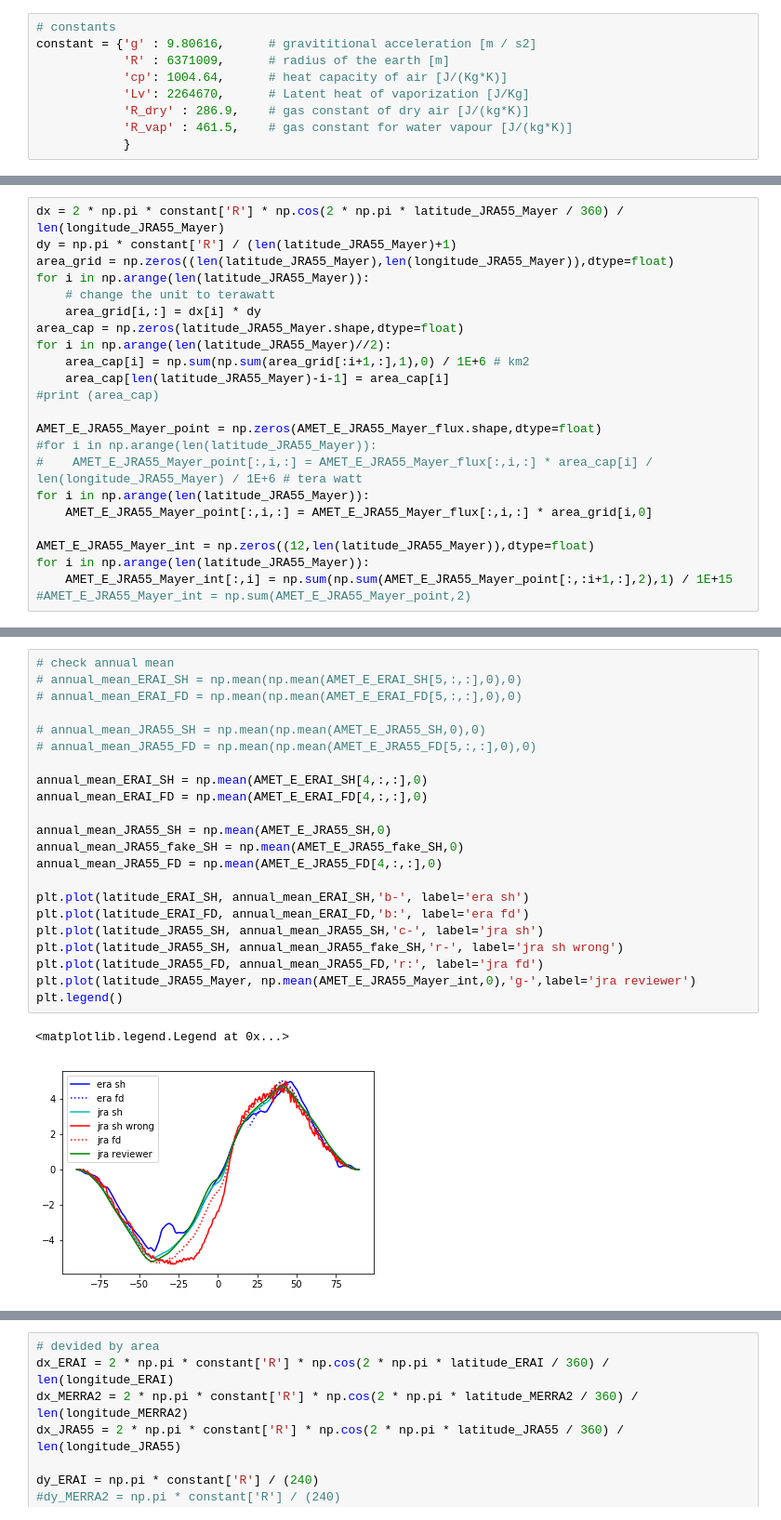
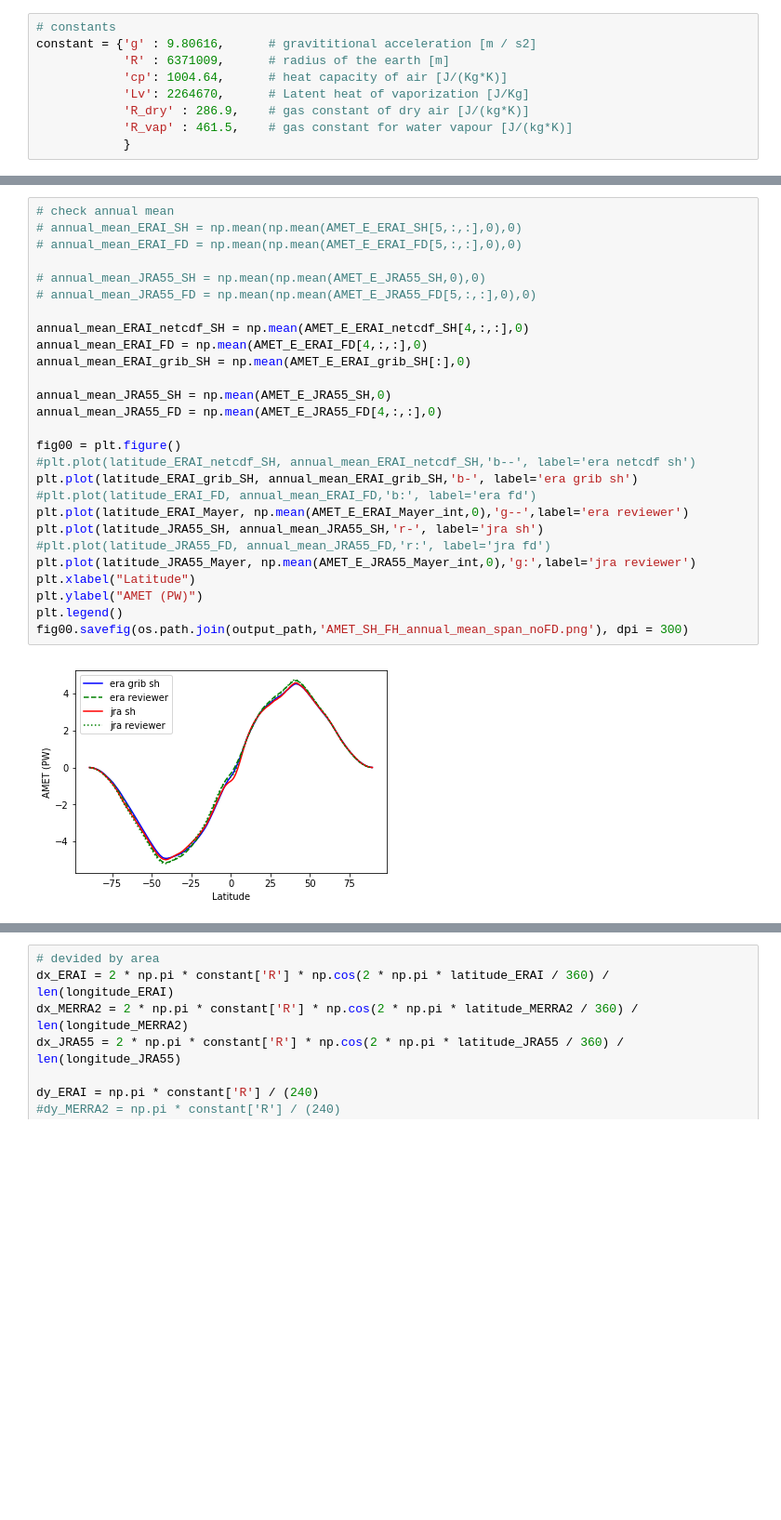
Before and after one commit to geek-yang/AirSeaFlow, a Jupyter notebook: MET_revise/ESD/revision/compare_AMET_SH_FD.ipynb, the cells around one changed output, grey strips where cells are left out. Shown at 93% size. Cells and saved outputs as stored; diff of their text form; blank space fills up the shorter version.

```diff
--- a/MET_revise/ESD/revision/compare_AMET_SH_FD.ipynb
+++ b/MET_revise/ESD/revision/compare_AMET_SH_FD.ipynb
@@ -145,23 +151,0 @@ print(latitude_JRA55_SH[264:270])
-# %%
-dx = 2 * np.pi * constant['R'] * np.cos(2 * np.pi * latitude_JRA55_Mayer / 360) / len(longitude_JRA55_Mayer)
-dy = np.pi * constant['R'] / (len(latitude_JRA55_Mayer)+1)
-area_grid = np.zeros((len(latitude_JRA55_Mayer),len(longitude_JRA55_Mayer)),dtype=float)
-for i in np.arange(len(latitude_JRA55_Mayer)):
-    # change the unit to terawatt
-    area_grid[i,:] = dx[i] * dy
-area_cap = np.zeros(latitude_JRA55_Mayer.shape,dtype=float)
-for i in np.arange(len(latitude_JRA55_Mayer)//2):
-    area_cap[i] = np.sum(np.sum(area_grid[:i+1,:],1),0) / 1E+6 # km2
-    area_cap[len(latitude_JRA55_Mayer)-i-1] = area_cap[i]
-#print (area_cap)
-
-AMET_E_JRA55_Mayer_point = np.zeros(AMET_E_JRA55_Mayer_flux.shape,dtype=float)
-#for i in np.arange(len(latitude_JRA55_Mayer)):
-#    AMET_E_JRA55_Mayer_point[:,i,:] = AMET_E_JRA55_Mayer_flux[:,i,:] * area_cap[i] / len(longitude_JRA55_Mayer) / 1E+6 # tera watt
-for i in np.arange(len(latitude_JRA55_Mayer)):
-    AMET_E_JRA55_Mayer_point[:,i,:] = AMET_E_JRA55_Mayer_flux[:,i,:] * area_grid[i,0]
-
-AMET_E_JRA55_Mayer_int = np.zeros((12,len(latitude_JRA55_Mayer)),dtype=float)
-for i in np.arange(len(latitude_JRA55_Mayer)):
-    AMET_E_JRA55_Mayer_int[:,i] = np.sum(np.sum(AMET_E_JRA55_Mayer_point[:,:i+1,:],2),1) / 1E+15
-#AMET_E_JRA55_Mayer_int = np.sum(AMET_E_JRA55_Mayer_point,2)
@@ -173,28 +206,32 @@ plt.plot(np.mean(AMET_E_JRA55_Mayer_int,0))
 # %%
 # check annual mean
 # annual_mean_ERAI_SH = np.mean(np.mean(AMET_E_ERAI_SH[5,:,:],0),0)
 # annual_mean_ERAI_FD = np.mean(np.mean(AMET_E_ERAI_FD[5,:,:],0),0)
 
 # annual_mean_JRA55_SH = np.mean(np.mean(AMET_E_JRA55_SH,0),0)
 # annual_mean_JRA55_FD = np.mean(np.mean(AMET_E_JRA55_FD[5,:,:],0),0)
 
-annual_mean_ERAI_SH = np.mean(AMET_E_ERAI_SH[4,:,:],0)
+annual_mean_ERAI_netcdf_SH = np.mean(AMET_E_ERAI_netcdf_SH[4,:,:],0)
 annual_mean_ERAI_FD = np.mean(AMET_E_ERAI_FD[4,:,:],0)
+annual_mean_ERAI_grib_SH = np.mean(AMET_E_ERAI_grib_SH[:],0)
 
 annual_mean_JRA55_SH = np.mean(AMET_E_JRA55_SH,0)
-annual_mean_JRA55_fake_SH = np.mean(AMET_E_JRA55_fake_SH,0)
 annual_mean_JRA55_FD = np.mean(AMET_E_JRA55_FD[4,:,:],0)
 
-plt.plot(latitude_ERAI_SH, annual_mean_ERAI_SH,'b-', label='era sh')
-plt.plot(latitude_ERAI_FD, annual_mean_ERAI_FD,'b:', label='era fd')
-plt.plot(latitude_JRA55_SH, annual_mean_JRA55_SH,'c-', label='jra sh')
-plt.plot(latitude_JRA55_SH, annual_mean_JRA55_fake_SH,'r-', label='jra sh wrong')
-plt.plot(latitude_JRA55_FD, annual_mean_JRA55_FD,'r:', label='jra fd')
-plt.plot(latitude_JRA55_Mayer, np.mean(AMET_E_JRA55_Mayer_int,0),'g-',label='jra reviewer')
+fig00 = plt.figure()
+#plt.plot(latitude_ERAI_netcdf_SH, annual_mean_ERAI_netcdf_SH,'b--', label='era netcdf sh')
+plt.plot(latitude_ERAI_grib_SH, annual_mean_ERAI_grib_SH,'b-', label='era grib sh')
+#plt.plot(latitude_ERAI_FD, annual_mean_ERAI_FD,'b:', label='era fd')
+plt.plot(latitude_ERAI_Mayer, np.mean(AMET_E_ERAI_Mayer_int,0),'g--',label='era reviewer')
+plt.plot(latitude_JRA55_SH, annual_mean_JRA55_SH,'r-', label='jra sh')
+#plt.plot(latitude_JRA55_FD, annual_mean_JRA55_FD,'r:', label='jra fd')
+plt.plot(latitude_JRA55_Mayer, np.mean(AMET_E_JRA55_Mayer_int,0),'g:',label='jra reviewer')
+plt.xlabel("Latitude")
+plt.ylabel("AMET (PW)")
 plt.legend()
+fig00.savefig(os.path.join(output_path,'AMET_SH_FH_annual_mean_span_noFD.png'), dpi = 300)
 # %% [output]
-<matplotlib.legend.Legend at 0x...>
-[figure, old version]
+[figure, new version]
 # %%
 # check climatology
 #AMET_season_series = meta.statistics.operator(AMET_E_ERAI_SH[:,:,200], Dim_month=True)
```
Also changed, not shown: parts of 9 cells of this notebook.
